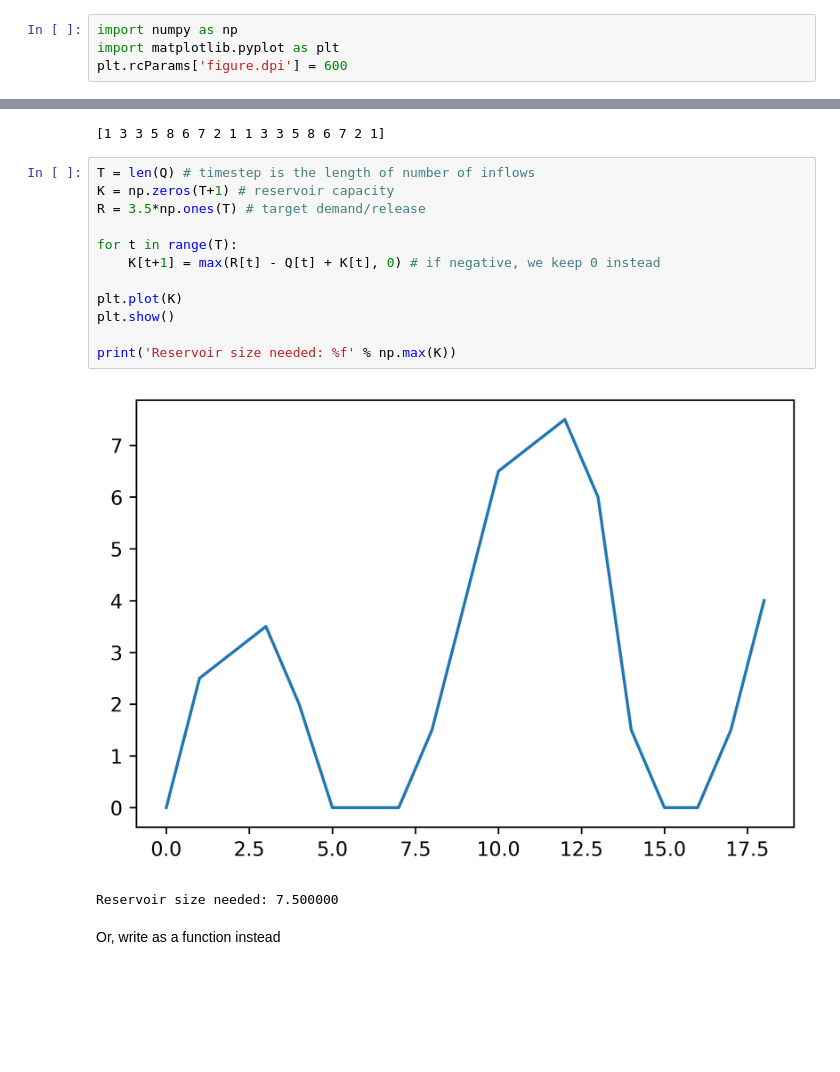
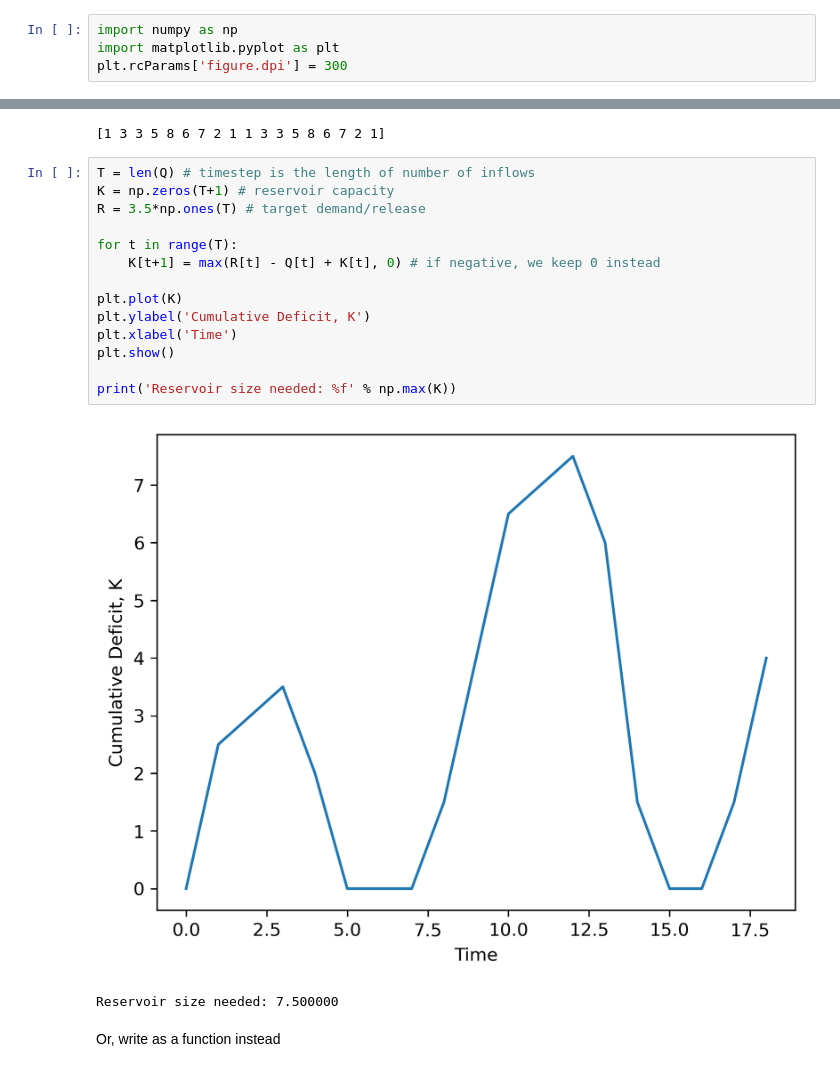
Before and after one commit to jdherman/eci273, a Jupyter notebook: L03-sequent-peak.ipynb, the cells around one changed output, grey strips where cells are left out. Drawn from its saved outputs; the diff is of its cells as text; blank space fills up the shorter version.

```diff
--- a/L03-sequent-peak.ipynb
+++ b/L03-sequent-peak.ipynb
@@ -9,7 +15,7 @@ Import libraries
 # %%
 import numpy as np
 import matplotlib.pyplot as plt
-plt.rcParams['figure.dpi'] = 600
+plt.rcParams['figure.dpi'] = 300
 # %% [markdown]
 `tile` copies an array a number of times
 # %%
@@ -20,17 +26,19 @@ print(Q)
 # %%
 T = len(Q) # timestep is the length of number of inflows
 K = np.zeros(T+1) # reservoir capacity
 R = 3.5*np.ones(T) # target demand/release
 
 for t in range(T):
     K[t+1] = max(R[t] - Q[t] + K[t], 0) # if negative, we keep 0 instead
 
 plt.plot(K)
+plt.ylabel('Cumulative Deficit, K')
+plt.xlabel('Time')
 plt.show()
 
 print('Reservoir size needed: %f' % np.max(K))
 # %% [output]
-[figure, old version]
+[figure, new version]
 Reservoir size needed: 7.500000
 # %% [markdown]
 Or, write as a function instead
```
Also changed, not shown: parts of 11 cells of this notebook, 1 other file.
